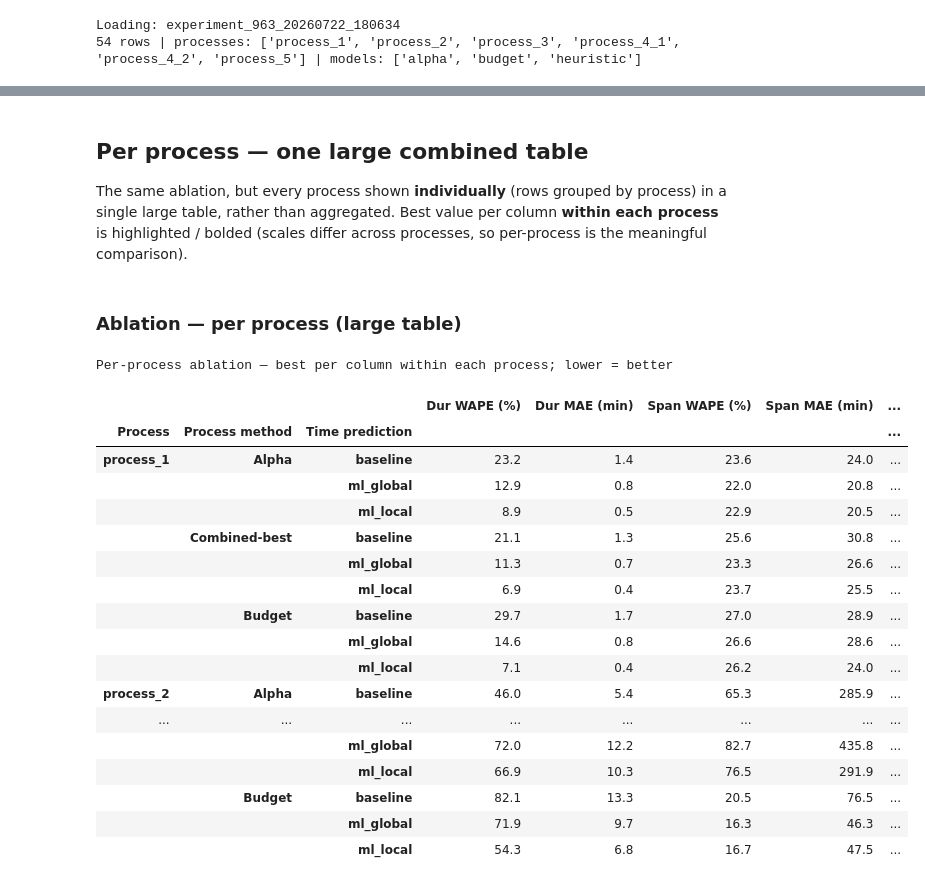
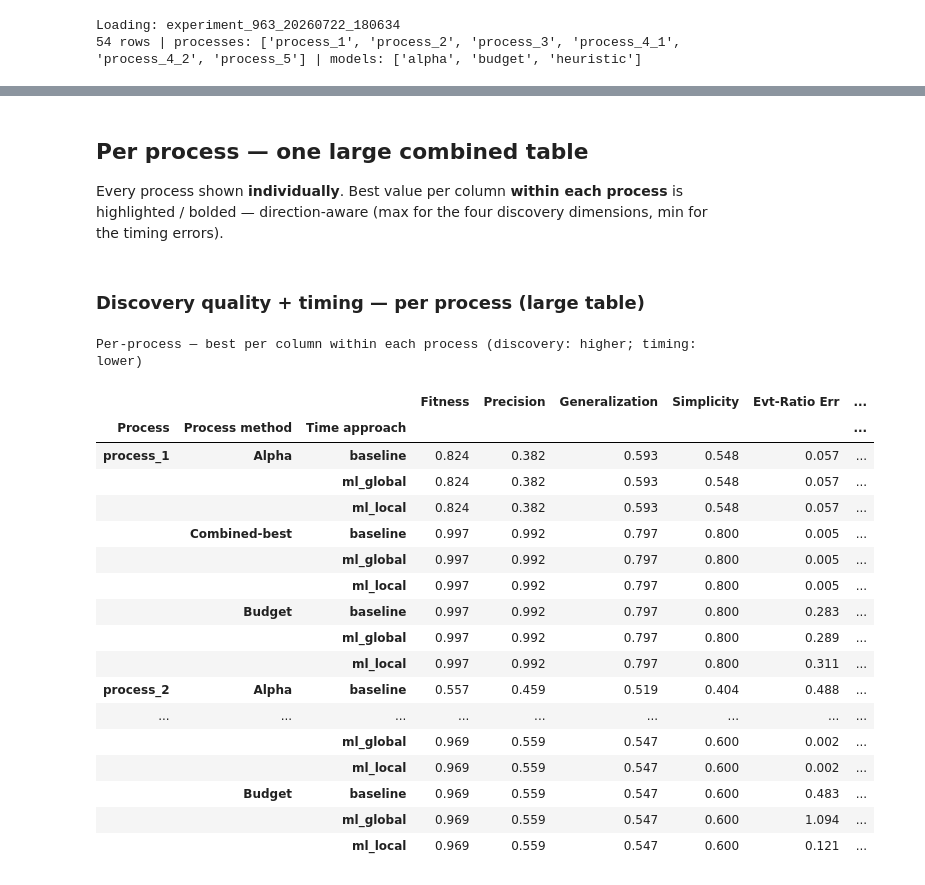
Before and after one commit to zapataunipaderborn/process_energy_demand_modelling, a Jupyter notebook: src/results_process.ipynb, the cells around one changed output, grey strips where cells are left out. Drawn from its saved outputs; the diff is of its cells as text; code cells hidden in the pictures.

```diff
--- a/src/results_process.ipynb
+++ b/src/results_process.ipynb
@@ -29,27 +38,26 @@ EXPERIMENT = 963
 SPLIT      = 'test'
 AGG        = 'median'      # aggregation across processes for the combined table
 
-# Toggle process-method groups on/off (always shown as separate blocks)
 PROCESS_METHODS = {
     'Alpha':         True,
     'Combined-best': True,
     'Budget':        True,
 }
-# Toggle activity-duration time-prediction methods on/off
 TIME_PREDICTIONS = {
     'baseline':  True,
     'ml_global': True,
     'ml_local':  True,
 }
-# Process models never shown and never eligible as Combined-best
 DISABLED_MINERS = ['wip_aware', 'wip_branching_aware']
 
+# Combined-best selection metric — kept identical to `results_process` on purpose,
+# so both notebooks always resolve to the same model. These are exactly the four
+# columns this notebook displays first.
 # Model selection ALWAYS happens on TRAIN, independently of SPLIT (which only
 # controls what the tables report). Selecting on the split being reported would
 # let a model be chosen for fitting the evaluation data.
 SELECTION_SPLIT = 'train'
 
-# Combined-best selection metric: highest average of these four discovery dimensions
 SELECTION_METRIC_BASES = [
     'conformance_metrics_fitness',
     'conformance_metrics_precision',
@@ -60,7 +68,9 @@ SELECTION_METRIC_BASES = [
 # model is the argmax of their average -- not the argmin used when the criterion
 # was expressed as errors.
 SELECTION_HIGHER_IS_BETTER = True
-SAVE_LATEX = True
+SHOW_EVENT_RATIO = True    # Evt-Ratio Err sits after Simplicity, before the time metrics
+SAVE_LATEX     = True
+COMPACT_LATEX  = True      # \scriptsize + tight tabcolsep + 2-line row labels/headers
 # %%
 import pandas as pd
 from pathlib import Path
@@ -219,68 +258,65 @@ Process-model ablation (median across processes) — lower = better
 # %% [markdown]
 ## Per process — one large combined table
 
-The same ablation, but every process shown **individually** (rows grouped by
-process) in a single large table, rather than aggregated. Best value per column
-**within each process** is highlighted / bolded (scales differ across processes,
-so per-process is the meaningful comparison).
+Every process shown **individually**. Best value per column **within each process**
+is highlighted / bolded — direction-aware (max for the four discovery dimensions,
+min for the timing errors).
 # %%
 # ── Large per-process table: MultiIndex (Process, method, time prediction) ────
 def build_per_process(long_df):
-    t = long_df.groupby(['process', 'Process method', 'Time prediction'])[LABELS].median()
+    t = long_df.groupby(['process', 'Process method', 'Time approach'])[LABELS].median()
     procs = sorted(long_df['process'].unique())
     idx = pd.MultiIndex.from_tuples(
         [(p, pm, tp) for p in procs for pm in PM_ORDER for tp in TIME_ORDER
          if (p, pm, tp) in t.index],
-        names=['Process', 'Process method', 'Time prediction'])
+        names=['Process', 'Process method', 'Time approach'])
     return t.reindex(idx)
 
 per_process = build_per_process(long_df)
 
 def _best_within_process(tbl):
-    # Per (process, column) minimum -> used for both HTML highlight and LaTeX bold
     best = {}
     for proc, sub in tbl.groupby(level=0):
         for col in tbl.columns:
-            vals = sub[col].dropna()
-            best[(proc, col)] = vals.min() if not vals.empty else None
+            best[(proc, col)] = best_of(sub[col], col)
     return best
 
 def style_per_process(tbl):
     best = _best_within_process(tbl)
     def _styler(_):
         out = pd.DataFrame('', index=tbl.index, columns=tbl.columns)
         for idx in tbl.index:
-            proc = idx[0]
             for col in tbl.columns:
                 v = tbl.loc[idx, col]
-                b = best.get((proc, col))
-                if b is not None and not pd.isna(v) and abs(v - b) < 1e-9:
+                b = best.get((idx[0], col))
+                if b is not None and pd.notna(v) and abs(v - b) < 1e-9:
                     out.loc[idx, col] = 'font-weight:700;background-color:#d6ecff;'
         return out
     fmt = {lbl: (lambda v, l=lbl: _fmt(v, l)) for lbl in tbl.columns}
     return (tbl.style.format(fmt).apply(_styler, axis=None)
-              .set_caption('Per-process ablation — best per column within each process; lower = better'))
+              .set_caption('Per-process — best per column within each process '
+                           '(discovery: higher; timing: lower)'))
 
-display(Markdown('### Ablation — per process (large table)'))
+display(Markdown('### Discovery quality + timing — per process (large table)'))
 display(style_per_process(per_process))
 # %% [output]
-### Ablation — per process (large table)
+### Discovery quality + timing — per process (large table)
-Per-process ablation — best per column within each process; lower = better
+Per-process — best per column within each process (discovery: higher; timing: lower)
-|  |  |  | Dur WAPE (%) | Dur MAE (min) | Span WAPE (%) | Span MAE (min) | ... |
-| Process | Process method | Time prediction |  |  |  |  | ... |
-| process_1 | Alpha | baseline | 23.2 | 1.4 | 23.6 | 24.0 | ... |
-|  |  | ml_global | 12.9 | 0.8 | 22.0 | 20.8 | ... |
-|  |  | ml_local | 8.9 | 0.5 | 22.9 | 20.5 | ... |
-|  | Combined-best | baseline | 21.1 | 1.3 | 25.6 | 30.8 | ... |
-|  |  | ml_global | 11.3 | 0.7 | 23.3 | 26.6 | ... |
-|  |  | ml_local | 6.9 | 0.4 | 23.7 | 25.5 | ... |
-|  | Budget | baseline | 29.7 | 1.7 | 27.0 | 28.9 | ... |
-|  |  | ml_global | 14.6 | 0.8 | 26.6 | 28.6 | ... |
-|  |  | ml_local | 7.1 | 0.4 | 26.2 | 24.0 | ... |
-| process_2 | Alpha | baseline | 46.0 | 5.4 | 65.3 | 285.9 | ... |
-| ... | ... | ... | ... | ... | ... | ... | ... |
-|  |  | ml_global | 72.0 | 12.2 | 82.7 | 435.8 | ... |
-|  |  | ml_local | 66.9 | 10.3 | 76.5 | 291.9 | ... |
-|  | Budget | baseline | 82.1 | 13.3 | 20.5 | 76.5 | ... |
-|  |  | ml_global | 71.9 | 9.7 | 16.3 | 46.3 | ... |
-|  |  | ml_local | 54.3 | 6.8 | 16.7 | 47.5 | ... |
+|  |  |  | Fitness | Precision | Generalization | Simplicity | Evt-Ratio Err | ... |
+| Process | Process method | Time approach |  |  |  |  |  | ... |
+| process_1 | Alpha | baseline | 0.824 | 0.382 | 0.593 | 0.548 | 0.057 | ... |
+|  |  | ml_global | 0.824 | 0.382 | 0.593 | 0.548 | 0.057 | ... |
+|  |  | ml_local | 0.824 | 0.382 | 0.593 | 0.548 | 0.057 | ... |
+|  | Combined-best | baseline | 0.997 | 0.992 | 0.797 | 0.800 | 0.005 | ... |
+|  |  | ml_global | 0.997 | 0.992 | 0.797 | 0.800 | 0.005 | ... |
+|  |  | ml_local | 0.997 | 0.992 | 0.797 | 0.800 | 0.005 | ... |
+|  | Budget | baseline | 0.997 | 0.992 | 0.797 | 0.800 | 0.283 | ... |
+|  |  | ml_global | 0.997 | 0.992 | 0.797 | 0.800 | 0.289 | ... |
+|  |  | ml_local | 0.997 | 0.992 | 0.797 | 0.800 | 0.311 | ... |
+| process_2 | Alpha | baseline | 0.557 | 0.459 | 0.519 | 0.404 | 0.488 | ... |
+| ... | ... | ... | ... | ... | ... | ... | ... | ... |
+|  |  | ml_global | 0.969 | 0.559 | 0.547 | 0.600 | 0.002 | ... |
+|  |  | ml_local | 0.969 | 0.559 | 0.547 | 0.600 | 0.002 | ... |
+|  | Budget | baseline | 0.969 | 0.559 | 0.547 | 0.600 | 0.483 | ... |
+|  |  | ml_global | 0.969 | 0.559 | 0.547 | 0.600 | 1.094 | ... |
+|  |  | ml_local | 0.969 | 0.559 | 0.547 | 0.600 | 0.121 | ... |
```
Also changed, not shown: parts of 11 cells of this notebook, 4 other files.
